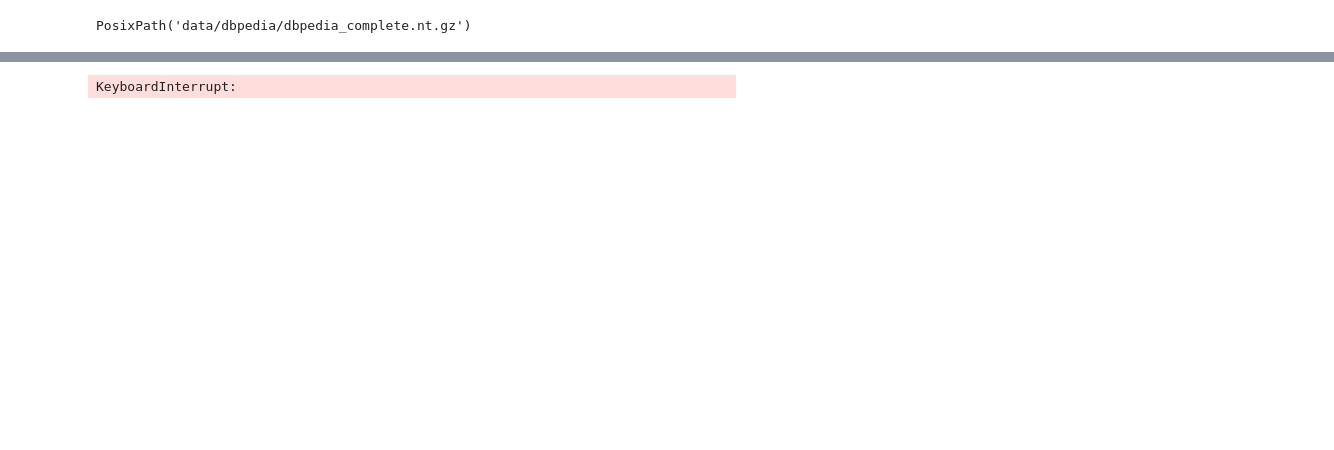
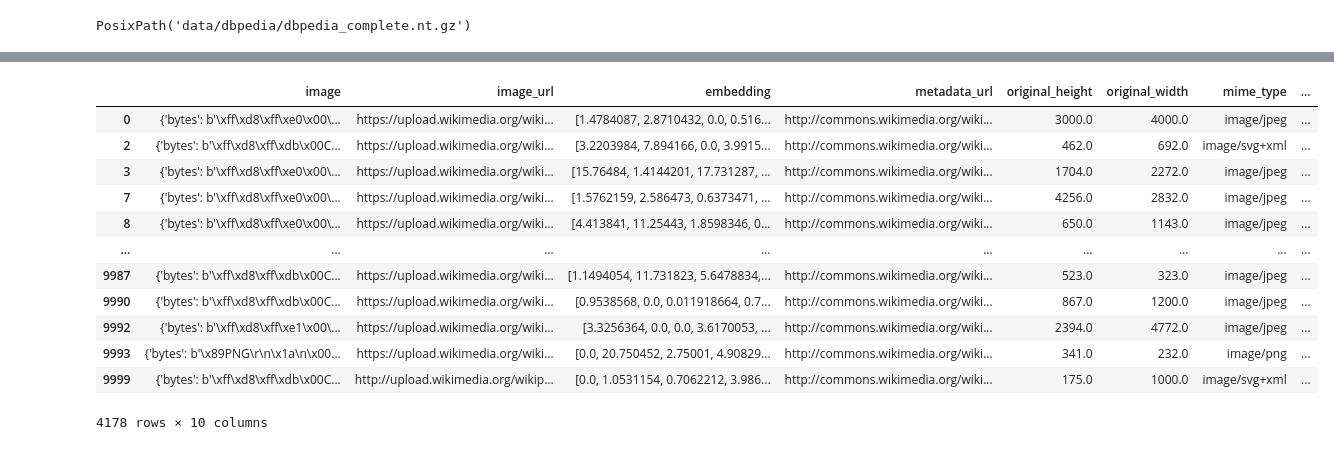
Before and after one commit to Dakantz/Dense-KG-Vector-DB, a Jupyter notebook: benchmarks/encode_dbpedia.ipynb, the cells around one changed output, grey strips where cells are left out. Cells and saved outputs as stored; diff of their text form; code cells hidden in the pictures; blank space fills up the shorter version.

Commit message:
Working encoder

```diff
--- a/benchmarks/encode_dbpedia.ipynb
+++ b/benchmarks/encode_dbpedia.ipynb
@@ -65,14 +362,65 @@ Notes:
 # %%
+import time
 
 from rdflib import URIRef
 from tqdm import tqdm
+import requests
+from utils.datasets.data_tensor import DataTensor
 
 
-def generate_encoded_triples(image_predicate: URIRef= URIRef("https://dbpedia.org/ontology/thumbnail")):
-    for triple in tqdm(parse_nt_to_generator(str(dataset.full_ttl_file))):
-        # print("Processing triple:", triple[1].n3())
-        if "thumbnail" in triple[1].n3():
-            print("Found image triple:", triple)
-generate_encoded_triples()
+def encode_dbpedia_thumbnails(
+    db: BaseDB,
+    model: SentenceTransformer,
+    df: pd.DataFrame = None,
+    thumbnail_predicate: str = "http://dbpedia.org/ontology/thumbnail",
+):
+    # get all subjects from the dataframe
+    df_dbpedia_subjects = urls_in_dbpedia(df, db)
+    df_batch = df.loc[df_dbpedia_subjects["id"]]
+    df_batch["dbpedia_subjects"] = df_batch.apply(
+        lambda row: urls_in_dbpedia_batch[urls_in_dbpedia_batch["id"] == row.name][
+            "s"
+        ].tolist(),
+        axis=1,
+    )
+    df_batch["image_pil"] = df_batch.apply(
+        lambda row: Image.open(BytesIO(row["image"]["bytes"])), axis=1
+    )
+    # encode the images
+    encodings = model.encode(
+        df_batch["image_pil"].tolist(), batch_size=16, show_progress_bar=True
+    )
+    df_batch["encoding"] = [enc for enc in encodings]
+    # generate triples and return them
+    triples = [
+        (
+            URIRef(s.replace("dbr:", "http://dbpedia.org/resource/")),
+            URIRef(f"{thumbnail_predicate}_embedding"),
+            DataTensor.from_numpy(row["encoding"]).to_literal(),
+        )
+        for _, row in df_batch.iterrows()
+        for s in row["dbpedia_subjects"]
+    ]
+    return triples
+
+
+with open("dbpedia_thumbnails_embeddings.nt", "w") as f:
+    triples = encode_dbpedia_thumbnails(db, model, df=df.iloc[0:16])
+    for s, p, o in triples:
+        f.write(f"{s.n3()} {p.n3()} {o.n3()} .\n")
-# %% [output]
-KeyboardInterrupt:
+# %%
+df
+# %% [output]
+|  | image | image_url | embedding | metadata_url | original_height | original_width | mime_type | ... |
+| 0 | {'bytes': b'\xff\xd8\xff\xe0\x00\... | https://upload.wikimedia.org/wiki... | [1.4784087, 2.8710432, 0.0, 0.516... | http://commons.wikimedia.org/wiki... | 3000.0 | 4000.0 | image/jpeg | ... |
+| 2 | {'bytes': b'\xff\xd8\xff\xdb\x00C... | https://upload.wikimedia.org/wiki... | [3.2203984, 7.894166, 0.0, 3.9915... | http://commons.wikimedia.org/wiki... | 462.0 | 692.0 | image/svg+xml | ... |
+| 3 | {'bytes': b'\xff\xd8\xff\xe0\x00\... | https://upload.wikimedia.org/wiki... | [15.76484, 1.4144201, 17.731287, ... | http://commons.wikimedia.org/wiki... | 1704.0 | 2272.0 | image/jpeg | ... |
+| 7 | {'bytes': b'\xff\xd8\xff\xe0\x00\... | https://upload.wikimedia.org/wiki... | [1.5762159, 2.586473, 0.6373471, ... | http://commons.wikimedia.org/wiki... | 4256.0 | 2832.0 | image/jpeg | ... |
+| 8 | {'bytes': b'\xff\xd8\xff\xe0\x00\... | https://upload.wikimedia.org/wiki... | [4.413841, 11.25443, 1.8598346, 0... | http://commons.wikimedia.org/wiki... | 650.0 | 1143.0 | image/jpeg | ... |
+| ... | ... | ... | ... | ... | ... | ... | ... | ... |
+| 9987 | {'bytes': b'\xff\xd8\xff\xdb\x00C... | https://upload.wikimedia.org/wiki... | [1.1494054, 11.731823, 5.6478834,... | http://commons.wikimedia.org/wiki... | 523.0 | 323.0 | image/jpeg | ... |
+| 9990 | {'bytes': b'\xff\xd8\xff\xdb\x00C... | https://upload.wikimedia.org/wiki... | [0.9538568, 0.0, 0.011918664, 0.7... | http://commons.wikimedia.org/wiki... | 867.0 | 1200.0 | image/jpeg | ... |
+| 9992 | {'bytes': b'\xff\xd8\xff\xe1\x00\... | https://upload.wikimedia.org/wiki... | [3.3256364, 0.0, 0.0, 3.6170053, ... | http://commons.wikimedia.org/wiki... | 2394.0 | 4772.0 | image/jpeg | ... |
+| 9993 | {'bytes': b'\x89PNG\r\n\x1a\n\x00... | https://upload.wikimedia.org/wiki... | [0.0, 20.750452, 2.75001, 4.90829... | http://commons.wikimedia.org/wiki... | 341.0 | 232.0 | image/png | ... |
+| 9999 | {'bytes': b'\xff\xd8\xff\xdb\x00C... | http://upload.wikimedia.org/wikip... | [0.0, 1.0531154, 0.7062212, 3.986... | http://commons.wikimedia.org/wiki... | 175.0 | 1000.0 | image/svg+xml | ... |
+4178 rows × 10 columns
```
Also changed, not shown: parts of 18 cells of this notebook, 3 other files.
